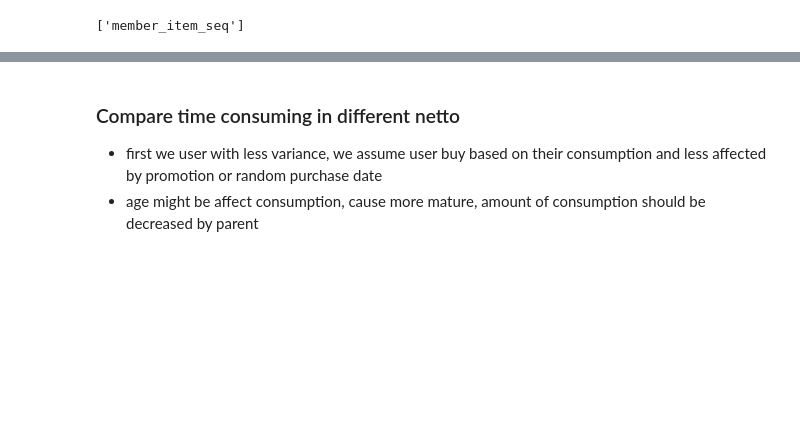
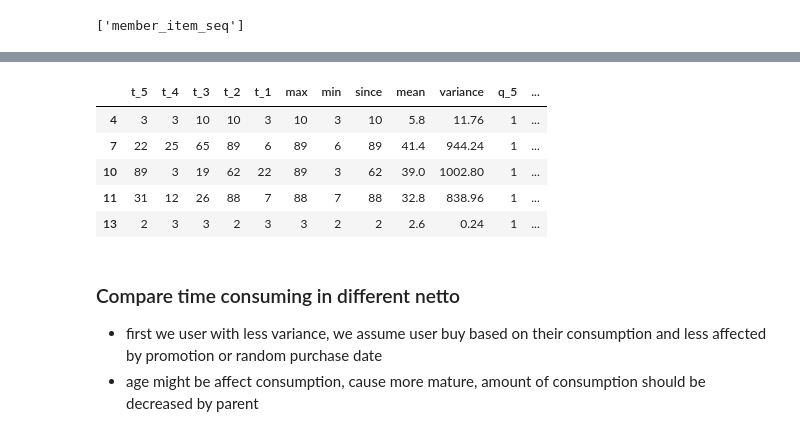
Before and after one commit to akhiyarwaladi/next_order_date, a Jupyter notebook: diff_between_order.ipynb, the cells around one changed output, grey strips where cells are left out. Cells and saved outputs as stored; diff of their text form; code cells hidden in the pictures; blank space fills up the shorter version.

```diff
--- a/diff_between_order.ipynb
+++ b/diff_between_order.ipynb
@@ -123,5 +167,5 @@ df_hist['tr_date_seq'], df_hist['last_ord1er'] = zip(*df_hist['TRX_DATE'].apply(
 # %%
-col_feature = ['t_5', 't_4', 't_3', 't_2', 't_1', 'max', 'min', 'since', 'mean', 'variance']
+col_feature = ['t_5', 't_4', 't_3', 't_2', 't_1', 'max', 'min', 'since', 'mean', 'variance', 'q_5', 'q_4', 'q_3', 'q_2', 'q_1', 'mean_qty']
 train = pd.DataFrame(df_hist.tr_date_seq.tolist(), index=df_hist.index, columns=col_feature)
 
 # X = train.drop('t_0', 1)
@@ -129,6 +173,15 @@ train = pd.DataFrame(df_hist.tr_date_seq.tolist(), index=df_hist.index, columns=
 
 # from sklearn.model_selection import train_test_split
 # X_train, X_test, y_train, y_test = train_test_split(X, Y, test_size=0.3)
+# %%
+train.head()
+# %% [output]
+|  | t_5 | t_4 | t_3 | t_2 | t_1 | max | min | since | mean | variance | q_5 | ... |
+| 4 | 3 | 3 | 10 | 10 | 3 | 10 | 3 | 10 | 5.8 | 11.76 | 1 | ... |
+| 7 | 22 | 25 | 65 | 89 | 6 | 89 | 6 | 89 | 41.4 | 944.24 | 1 | ... |
+| 10 | 89 | 3 | 19 | 62 | 22 | 89 | 3 | 62 | 39.0 | 1002.80 | 1 | ... |
+| 11 | 31 | 12 | 26 | 88 | 7 | 88 | 7 | 88 | 32.8 | 838.96 | 1 | ... |
+| 13 | 2 | 3 | 3 | 2 | 3 | 3 | 2 | 2 | 2.6 | 0.24 | 1 | ... |
 # %% [markdown]
 ### Compare time consuming in different netto
 >
```
Also changed, not shown: parts of 11 cells of this notebook.
